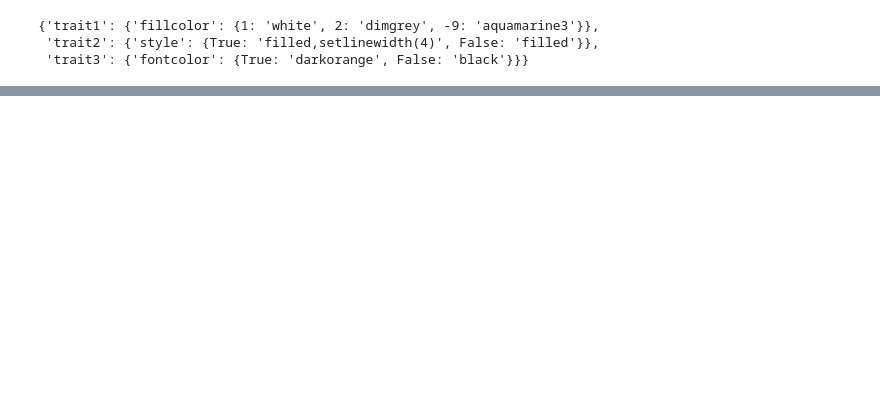
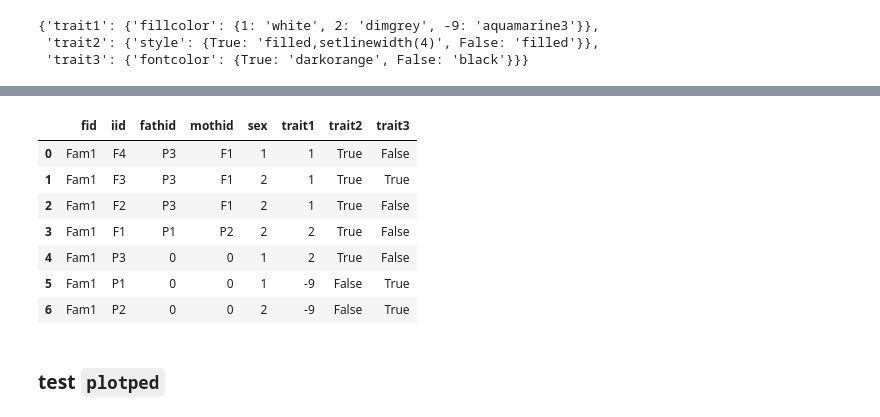
Before and after one commit to changebio/GraphPed1, a Jupyter notebook: nbs/00_plotped.ipynb, the cells around one changed output, grey strips where cells are left out. Saved outputs shown, nothing was run; the diff lists cells and outputs as text; code cells hidden in the pictures; blank space fills up the shorter version.

```diff
--- a/nbs/00_plotped.ipynb
+++ b/nbs/00_plotped.ipynb
@@ -71,0 +21,10 @@ def show(dot):
+# %%
+#| export
+def load_attributes(yaml_file):
+    "Load the self-defined attributes from a yaml file"
+    with open(yaml_file, "r") as stream:
+        try:
+            yml = yaml.safe_load(stream)
+        except yaml.YAMLError as exc:
+            print(exc)
+    return yml
@@ -72,5 +33,5 @@ def show(dot):
 # %%
-attrs=load_yaml('data/default.yaml')
+attrs=load_attributes('data/default.yaml')
 # %%
 attrs
 # %% [output]
@@ -88,2 +64,13 @@ fam=readped('data/example_fam.ped')
 # %%
+attrs=load_attributes('data/default.yaml')
 famext=readped('data/example_fam_ext.ped',attrs)
+famext
+# %% [output]
+|  | fid | iid | fathid | mothid | sex | trait1 | trait2 | trait3 |
+| 0 | Fam1 | F4 | P3 | F1 | 1 | 1 | True | False |
+| 1 | Fam1 | F3 | P3 | F1 | 2 | 1 | True | True |
+| 2 | Fam1 | F2 | P3 | F1 | 2 | 1 | True | False |
+| 3 | Fam1 | F1 | P1 | P2 | 2 | 2 | True | False |
+| 4 | Fam1 | P3 | 0 | 0 | 1 | 2 | True | False |
+| 5 | Fam1 | P1 | 0 | 0 | 1 | -9 | False | True |
+| 6 | Fam1 | P2 | 0 | 0 | 2 | -9 | False | True |
@@ -89,0 +134,2 @@ famext=readped('data/example_fam_ext.ped',attrs)
+# %% [markdown]
+### test `plotped`
```
Also changed, not shown: parts of 81 cells of this notebook, 44 other files.
